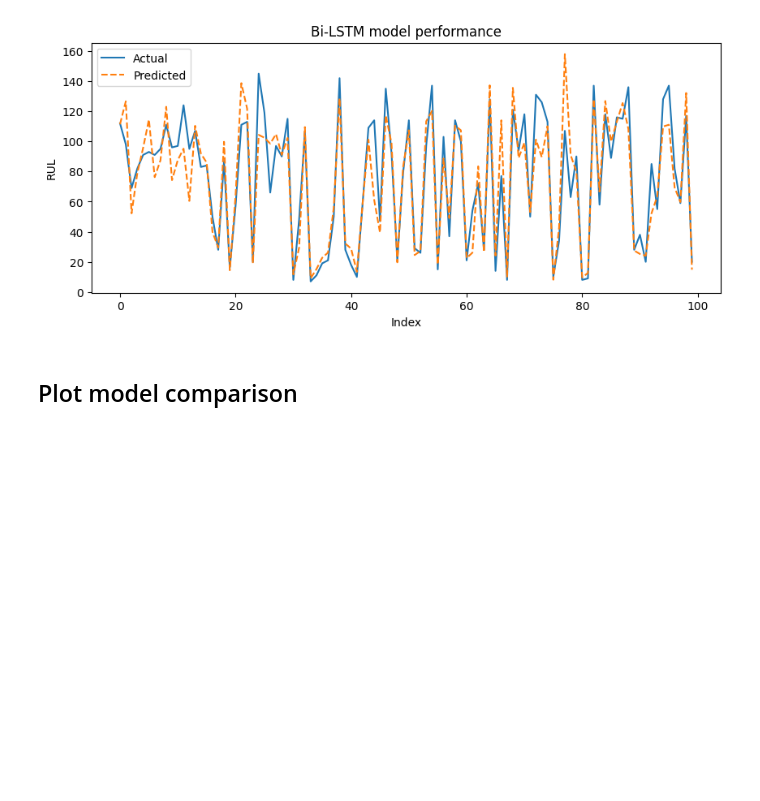
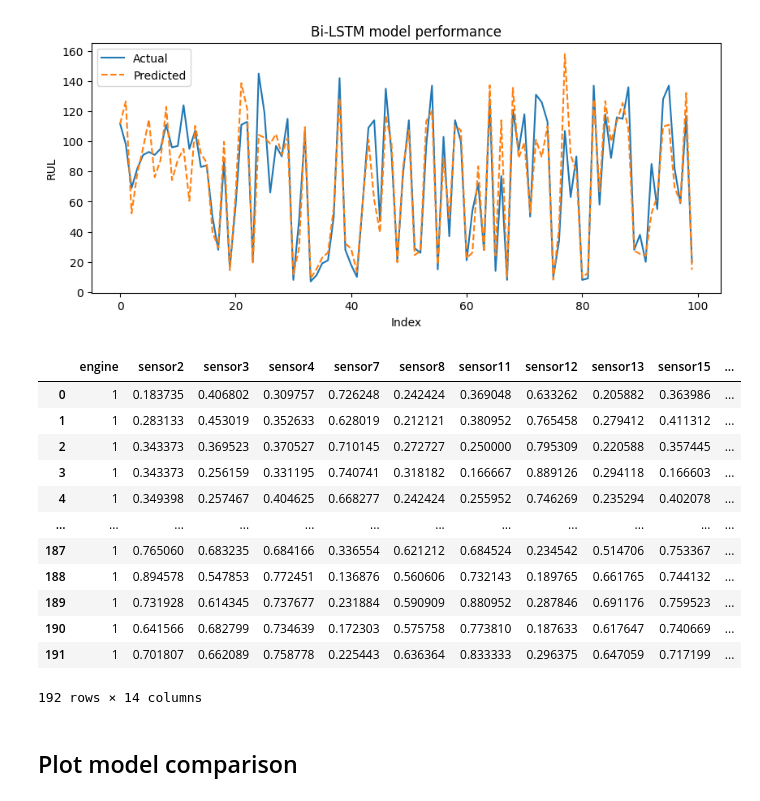
Before and after one commit to Mainakcris7/RUL_CMAPSS, a Jupyter notebook: rul_prediction.ipynb, the cells around one changed output. Cells and saved outputs as stored; diff of their text form; code cells hidden in the pictures; blank space fills up the shorter version.

```diff
--- a/rul_prediction.ipynb
+++ b/rul_prediction.ipynb
@@ -621,0 +624,4 @@ data.head()
+# %%
+data["RUL"] = data["remaining_useful_cycles"].clip(upper=125)
+data.drop(columns = ["remaining_useful_cycles"], inplace = True)
+data.head()
@@ -1287,6 +1302,22 @@ plt.ylabel("RUL")
 plt.title("Bi-LSTM model performance");
 # %% [output]
 [figure]
+# %%
+data_grp.get_group(1)
+# %% [output]
+|  | engine | sensor2 | sensor3 | sensor4 | sensor7 | sensor8 | sensor11 | sensor12 | sensor13 | sensor15 | ... |
+| 0 | 1 | 0.183735 | 0.406802 | 0.309757 | 0.726248 | 0.242424 | 0.369048 | 0.633262 | 0.205882 | 0.363986 | ... |
+| 1 | 1 | 0.283133 | 0.453019 | 0.352633 | 0.628019 | 0.212121 | 0.380952 | 0.765458 | 0.279412 | 0.411312 | ... |
+| 2 | 1 | 0.343373 | 0.369523 | 0.370527 | 0.710145 | 0.272727 | 0.250000 | 0.795309 | 0.220588 | 0.357445 | ... |
+| 3 | 1 | 0.343373 | 0.256159 | 0.331195 | 0.740741 | 0.318182 | 0.166667 | 0.889126 | 0.294118 | 0.166603 | ... |
+| 4 | 1 | 0.349398 | 0.257467 | 0.404625 | 0.668277 | 0.242424 | 0.255952 | 0.746269 | 0.235294 | 0.402078 | ... |
+| ... | ... | ... | ... | ... | ... | ... | ... | ... | ... | ... | ... |
+| 187 | 1 | 0.765060 | 0.683235 | 0.684166 | 0.336554 | 0.621212 | 0.684524 | 0.234542 | 0.514706 | 0.753367 | ... |
+| 188 | 1 | 0.894578 | 0.547853 | 0.772451 | 0.136876 | 0.560606 | 0.732143 | 0.189765 | 0.661765 | 0.744132 | ... |
+| 189 | 1 | 0.731928 | 0.614345 | 0.737677 | 0.231884 | 0.590909 | 0.880952 | 0.287846 | 0.691176 | 0.759523 | ... |
+| 190 | 1 | 0.641566 | 0.682799 | 0.734639 | 0.172303 | 0.575758 | 0.773810 | 0.187633 | 0.617647 | 0.740669 | ... |
+| 191 | 1 | 0.701807 | 0.662089 | 0.758778 | 0.225443 | 0.636364 | 0.833333 | 0.296375 | 0.647059 | 0.717199 | ... |
+192 rows × 14 columns
 # %% [markdown]
 ## Plot model comparison
 # %%
```
Also changed, not shown: parts of 6 cells of this notebook, 8 other files.
